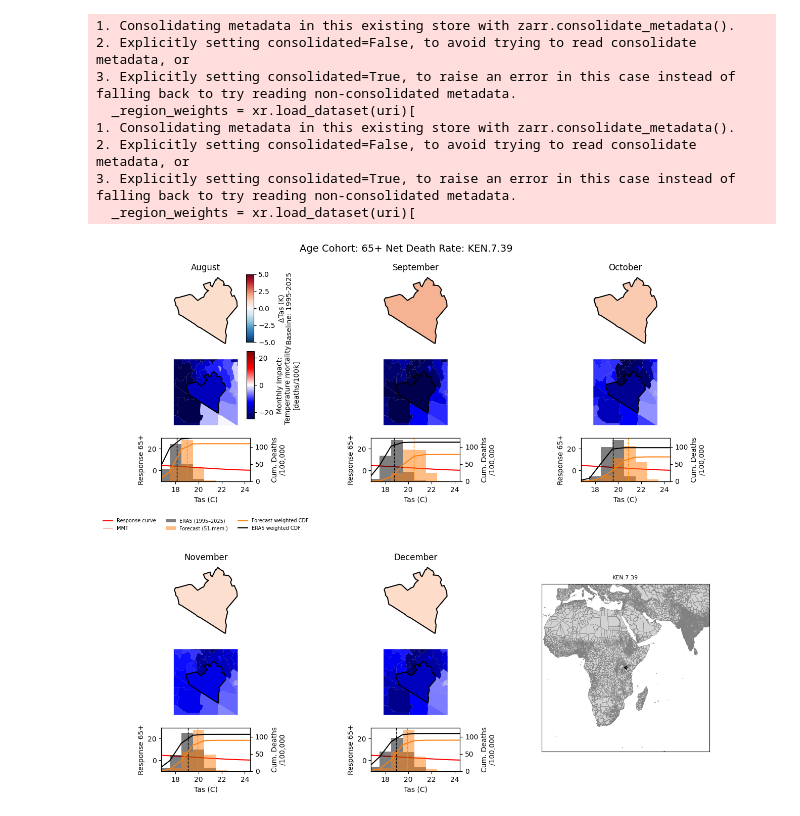
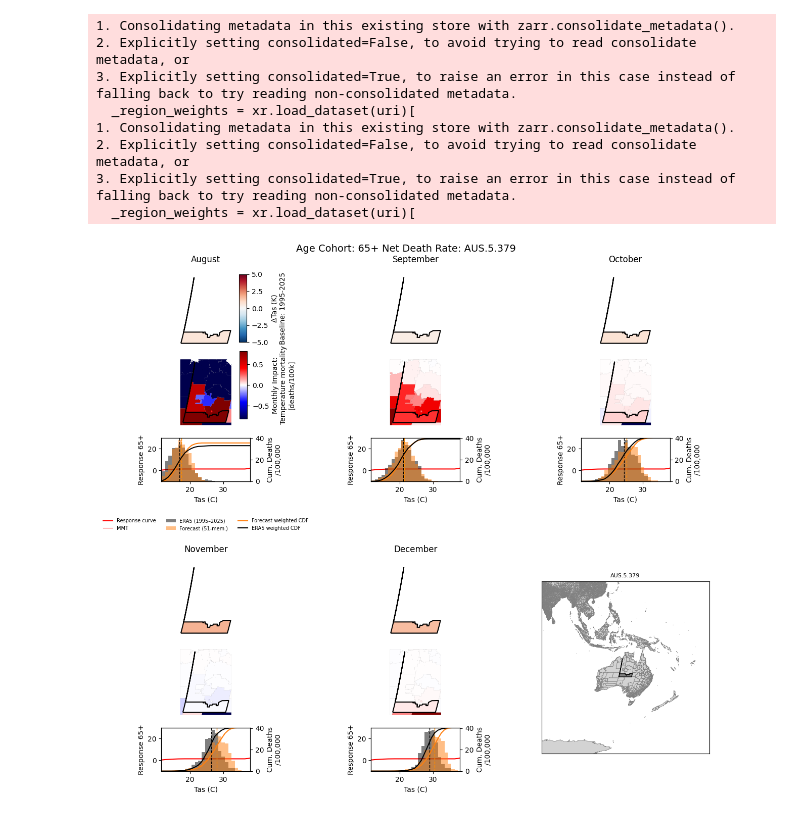
Before and after one commit to ClimateImpactLab/poreallas, a Jupyter notebook: analysis/a10_Effect_Diagnostic_Panels.ipynb, the cells around one changed output. Saved outputs shown, nothing was run; the diff lists cells and outputs as text; code cells hidden in the pictures.

```diff
--- a/analysis/a10_Effect_Diagnostic_Panels.ipynb
+++ b/analysis/a10_Effect_Diagnostic_Panels.ipynb
@@ -110,7 +110,7 @@ region_filters = [
     "USA.14.608",
 ]
 
-for region_filter in ["KEN.7.39"]:
+for region_filter in ["AUS.5.379"]:
 
     # Compute Impact
     regional_sum = analysis_utils.compute_impact(projected, socioeconomics, baseline_period= baseline_period, hotonly = hotonly, rate = rate, age_weight = age_weight)
@@ -292,31 +292,31 @@ for region_filter in ["KEN.7.39"]:
 
     pos_top = ax_oct_top.get_position()
     cax_temp = fig.add_axes([pos_top.x1 + 0.01, pos_top.y0+0.05, 0.01, pos_top.height])
     sm_temp = plt.cm.ScalarMappable(cmap='RdBu_r', norm=plt.Normalize(vmin=-5, vmax=5))
     fig.colorbar(sm_temp, cax=cax_temp, label="ΔTas (K)\nBaseline: 1995-2025")
 
     pos_bot = ax_oct_bot.get_position()
     cax_impact = fig.add_axes([pos_bot.x1 + 0.01, pos_bot.y0+.05, 0.01, pos_bot.height])
     sm_impact = plt.cm.ScalarMappable(cmap="seismic", norm=norm_impact)
     label01 = "Monthly Impact"
     units = "[deaths/100k]" if rate else "[num. deaths]"
     label = f"{label01}:\n{projected['/forecast']['effect'].attrs['long_name']}\n{units}"
     fig.colorbar(sm_impact, cax=cax_impact, label=label)
 
 
     fig.subplots_adjust(top=0.93)
 
     title_region = f" {region_filter}" if region_filter else ""
     ag_label = "Age-Weighted" if age_weight else "Age Cohort: 65+"
     label = 'Death Rate' if rate else "Deaths"
     label_h = 'Hotonly' if hotonly else 'Net'
 
     fig.suptitle(f"{ag_label} {label_h} {label}:{title_region}", fontsize=14)
 
 
     label_f = 'death_rate' if rate else "deaths"
     ag_label = "agwtdd" if age_weight else "65plus"
 
     fig.savefig(f'{label_h}_{label_f}_{ag_label}{f'_{region_filter}' if region_filter else ''}.png', dpi=600, bbox_inches="tight")
 # %% [output]
-[figure, old version]
+[figure, new version]
```
Also changed, not shown: 2 other files.
